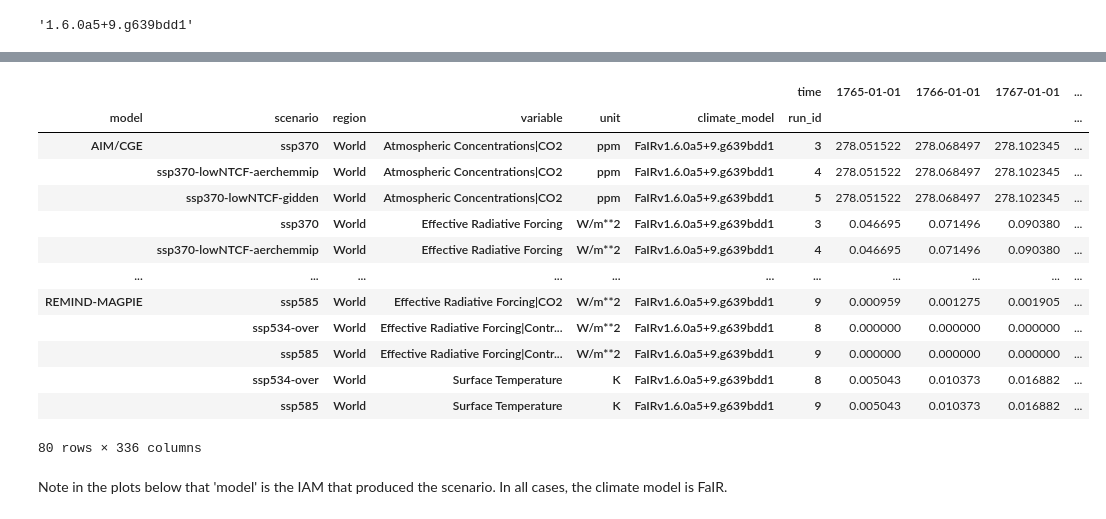
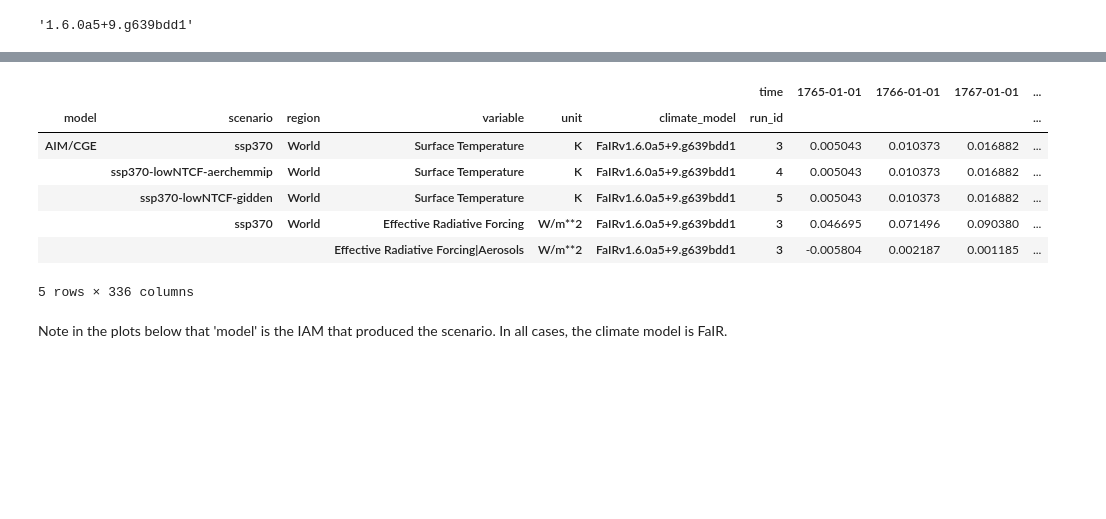
Before and after one commit to openscm/openscm-runner, a Jupyter notebook: notebooks/run-fair.ipynb, the cells around one changed output, grey strips where cells are left out. Drawn from its saved outputs; the diff is of its cells as text; code cells hidden in the pictures; blank space fills up the shorter version.

```diff
--- a/notebooks/run-fair.ipynb
+++ b/notebooks/run-fair.ipynb
@@ -74,27 +67,20 @@ x = run(
         "Effective Radiative Forcing|Aerosols",
         "Effective Radiative Forcing|Aerosols|Direct Effect",
         "Effective Radiative Forcing|Aerosols|Indirect Effect",
-        "Effective Radiative Forcing|Contrails"
     ),
 )
 # %%
 # NBVAL_IGNORE_OUTPUT
-x.timeseries()
+x.head()
 # %% [output]
 |  |  |  |  |  |  | time | 1765-01-01 | 1766-01-01 | 1767-01-01 | ... |
 | model | scenario | region | variable | unit | climate_model | run_id |  |  |  | ... |
-| AIM/CGE | ssp370 | World | Atmospheric Concentrations|CO2 | ppm | FaIRv1.6.0a5+9.g639bdd1 | 3 | 278.051522 | 278.068497 | 278.102345 | ... |
-|  | ssp370-lowNTCF-aerchemmip | World | Atmospheric Concentrations|CO2 | ppm | FaIRv1.6.0a5+9.g639bdd1 | 4 | 278.051522 | 278.068497 | 278.102345 | ... |
-|  | ssp370-lowNTCF-gidden | World | Atmospheric Concentrations|CO2 | ppm | FaIRv1.6.0a5+9.g639bdd1 | 5 | 278.051522 | 278.068497 | 278.102345 | ... |
+| AIM/CGE | ssp370 | World | Surface Temperature | K | FaIRv1.6.0a5+9.g639bdd1 | 3 | 0.005043 | 0.010373 | 0.016882 | ... |
+|  | ssp370-lowNTCF-aerchemmip | World | Surface Temperature | K | FaIRv1.6.0a5+9.g639bdd1 | 4 | 0.005043 | 0.010373 | 0.016882 | ... |
+|  | ssp370-lowNTCF-gidden | World | Surface Temperature | K | FaIRv1.6.0a5+9.g639bdd1 | 5 | 0.005043 | 0.010373 | 0.016882 | ... |
 |  | ssp370 | World | Effective Radiative Forcing | W/m**2 | FaIRv1.6.0a5+9.g639bdd1 | 3 | 0.046695 | 0.071496 | 0.090380 | ... |
-|  | ssp370-lowNTCF-aerchemmip | World | Effective Radiative Forcing | W/m**2 | FaIRv1.6.0a5+9.g639bdd1 | 4 | 0.046695 | 0.071496 | 0.090380 | ... |
-| ... | ... | ... | ... | ... | ... | ... | ... | ... | ... | ... |
-| REMIND-MAGPIE | ssp585 | World | Effective Radiative Forcing|CO2 | W/m**2 | FaIRv1.6.0a5+9.g639bdd1 | 9 | 0.000959 | 0.001275 | 0.001905 | ... |
-|  | ssp534-over | World | Effective Radiative Forcing|Contr... | W/m**2 | FaIRv1.6.0a5+9.g639bdd1 | 8 | 0.000000 | 0.000000 | 0.000000 | ... |
-|  | ssp585 | World | Effective Radiative Forcing|Contr... | W/m**2 | FaIRv1.6.0a5+9.g639bdd1 | 9 | 0.000000 | 0.000000 | 0.000000 | ... |
-|  | ssp534-over | World | Surface Temperature | K | FaIRv1.6.0a5+9.g639bdd1 | 8 | 0.005043 | 0.010373 | 0.016882 | ... |
-|  | ssp585 | World | Surface Temperature | K | FaIRv1.6.0a5+9.g639bdd1 | 9 | 0.005043 | 0.010373 | 0.016882 | ... |
+|  |  |  | Effective Radiative Forcing|Aerosols | W/m**2 | FaIRv1.6.0a5+9.g639bdd1 | 3 | -0.005804 | 0.002187 | 0.001185 | ... |
-80 rows × 336 columns
+5 rows × 336 columns
 # %% [markdown]
 Note in the plots below that 'model' is the IAM that produced the scenario. In all cases, the climate model is FaIR.
 # %%
```
Also changed, not shown: parts of 5 cells of this notebook, 6 other files.
